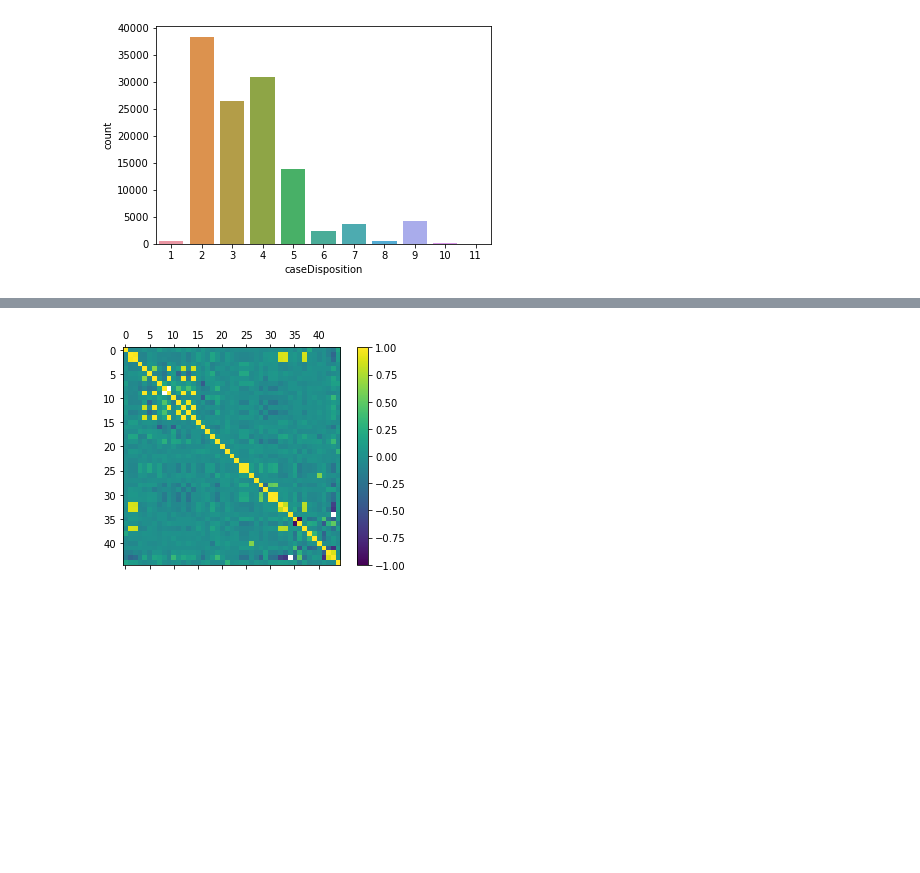
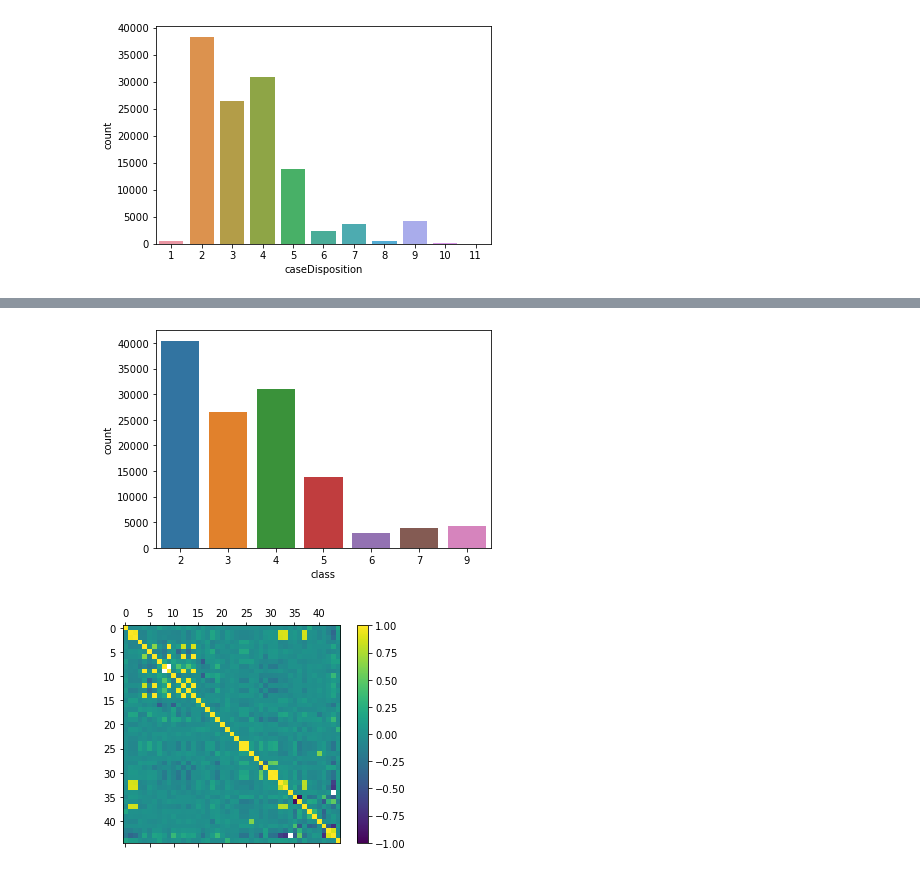
Before and after one commit to BeeBooBap/bbk-project, a Jupyter notebook: data-analysis.ipynb, the cells around one changed output, grey strips where cells are left out. Drawn from its saved outputs; the diff is of its cells as text; code cells hidden in the pictures; blank space fills up the shorter version.

Commit message:
Testing class balance by using copied dataset and condition function

```diff
--- a/data-analysis.ipynb
+++ b/data-analysis.ipynb
@@ -49,3 +49,38 @@ distribution.set_xticklabels(['1', '2', '3', '4', '5', '6', '7', '8', '9','10',
 plt.show()
 # %% [output]
 [figure]
+# %%
+# Copying raw data
+newData = raw_df.copy()
+
+# generating conditions
+def conditions(data):
+    val = 2
+    if data['caseDisposition'] == 1:
+        val = 2
+    elif data['caseDisposition'] == 2:
+        val = 2
+    elif data['caseDisposition'] == 3:
+        val = 3
+    elif data['caseDisposition'] == 4:
+        val = 4
+    elif data['caseDisposition'] == 5:
+        val = 5
+    elif data['caseDisposition'] == 6:
+        val = 6
+    elif data['caseDisposition'] == 7:
+        val = 7
+    elif data['caseDisposition'] == 8:
+        val = 6
+    elif data['caseDisposition'] == 9:
+        val = 9
+    elif data['caseDisposition'] == 10:
+        val = 7
+    elif data['caseDisposition'] == 11:
+        val = 5
+    return val
+
+# using conditions to add in another column
+newData['class'] = newData.apply(conditions, axis = 1)
+
+newData.head()
@@ -52,3 +95,11 @@ plt.show()
+# %%
+# new distribution of classes by merging some classes
+new_distribution = sns.countplot(newData['class'])
+new_distribution.set_xticklabels(['2', '3', '4', '5', '6', '7', '9'])
+
+plt.show()
+# %% [output]
+[figure, added]
 # %%
 # Correlation Matrix
 import numpy
```
Also changed, not shown: parts of 1 cell of this notebook.
